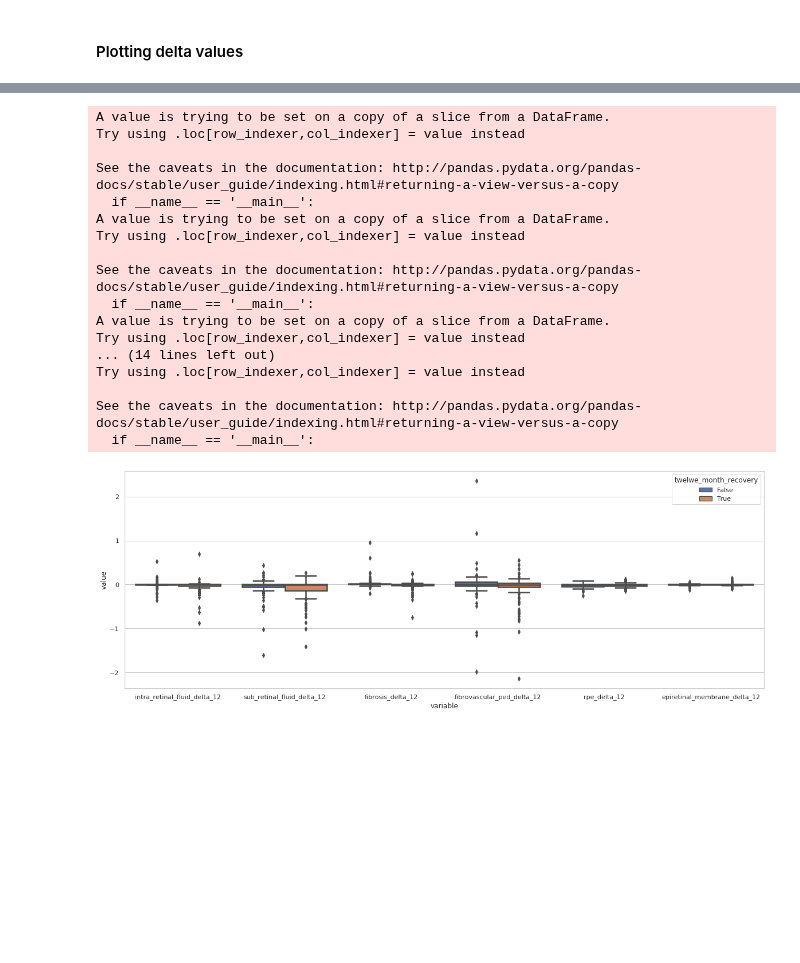
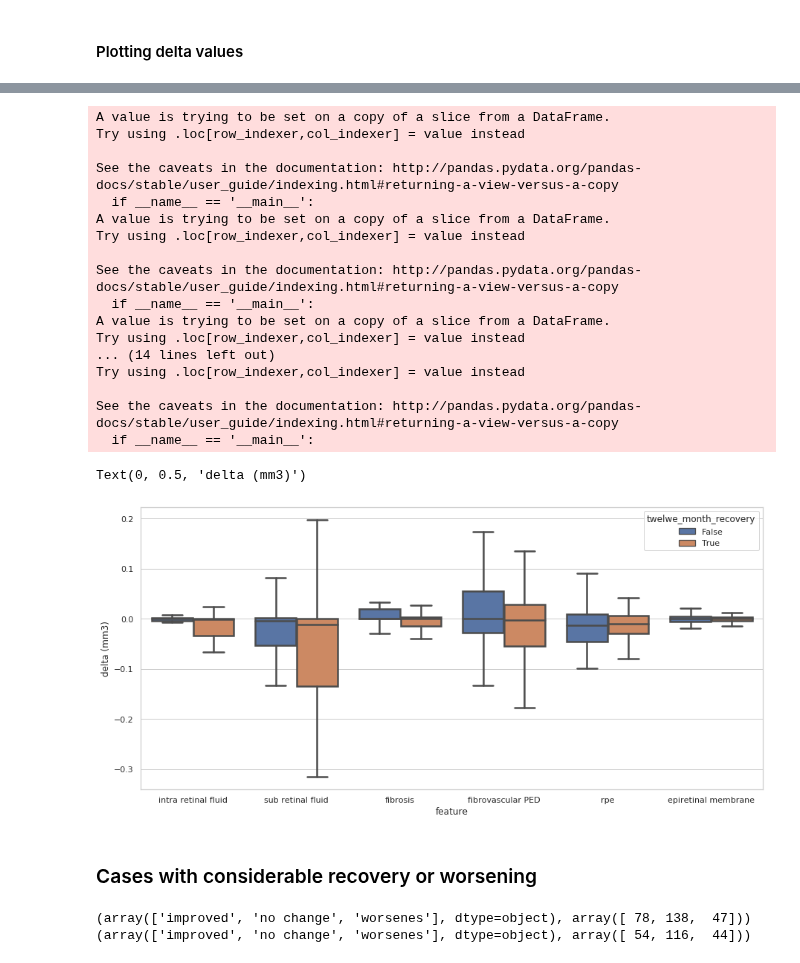
Before and after one commit to theislab/LODE, a Jupyter notebook: feature_statistics/notebooks/0_2_time_series_1-3-6-12-24-months.ipynb, the cells around one changed output, grey strips where cells are left out. Saved outputs shown, nothing was run; the diff lists cells and outputs as text; code cells hidden in the pictures; blank space fills up the shorter version.

```diff
--- a/feature_statistics/notebooks/0_2_time_series_1-3-6-12-24-months.ipynb
+++ b/feature_statistics/notebooks/0_2_time_series_1-3-6-12-24-months.ipynb
@@ -252,0 +261,14 @@ See the caveats in the documentation: http://pandas.pydata.org/pandas-docs/stabl
+# %%
+va_delta_6 = data_6.cur_va_rounded_6 - data_6.cur_va_rounded_1
+va_delta_12 = data_12.cur_va_rounded_12 - data_12.cur_va_rounded_1
+
+data_6["six_consid_month_recovery"]= "no change"
+data_6["six_consid_month_recovery"][va_delta_6 <= -0.15] = "improved"
+data_6["six_consid_month_recovery"][va_delta_6 >= 0.15] = "worsened"
+
+data_12["twelwe_consid_month_recovery"]= "no change"
+data_12["twelwe_consid_month_recovery"][va_delta_12 <= -0.15] = "improved"
+data_12["twelwe_consid_month_recovery"][va_delta_12 >= 0.15] = "worsened"
+
+print(np.unique(data_6["six_consid_month_recovery"], return_counts=True))
+print(np.unique(data_12["twelwe_consid_month_recovery"], return_counts=True))
@@ -471,33 +524,51 @@ for column in value_columns:
     min_max_scaler = preprocessing.MinMaxScaler()
     x_scaled = min_max_scaler.fit_transform(col_values.reshape(-1, 1))
     data_12[column + "_scaled"] = x_scaled
 
 
 value_columns_scaled = ["intra_retinal_fluid_delta_12_scaled", "sub_retinal_fluid_delta_12_scaled",
                         "fibrosis_delta_12_scaled", "fibrovascular_ped_delta_12_scaled",
                         "rpe_delta_12_scaled", "epiretinal_membrane_delta_12_scaled"]
 
 data_12_plotting = pd.melt(data_12, id_vars=["twelwe_month_recovery"], value_vars=value_columns)
 
-plt.figure(figsize=(20,7))
+plt.figure(figsize=(15,7))
 ax = sns.boxplot(x="variable", y="value", hue="twelwe_month_recovery",
-                 data=data_12_plotting, linewidth=2.5)
+                 data=data_12_plotting, linewidth=2.5, showfliers=False)
+
+
+ax.set_xticks(range(6))
+ax.set_xticklabels(["intra retinal fluid", "sub retinal fluid", "fibrosis", "fibrovascular PED",
+                    "rpe", "epiretinal membrane"])
+
+plt.title("12 month progression")
+plt.xlabel("feature")
+plt.ylabel("delta (mm3)")
 # %% [output]
 A value is trying to be set on a copy of a slice from a DataFrame.
 Try using .loc[row_indexer,col_indexer] = value instead
 
 See the caveats in the documentation: http://pandas.pydata.org/pandas-docs/stable/user_guide/indexing.html#returning-a-view-versus-a-copy
   if __name__ == '__main__':
 A value is trying to be set on a copy of a slice from a DataFrame.
 Try using .loc[row_indexer,col_indexer] = value instead
 
 See the caveats in the documentation: http://pandas.pydata.org/pandas-docs/stable/user_guide/indexing.html#returning-a-view-versus-a-copy
   if __name__ == '__main__':
 A value is trying to be set on a copy of a slice from a DataFrame.
 Try using .loc[row_indexer,col_indexer] = value instead
 ... (14 lines left out)
 Try using .loc[row_indexer,col_indexer] = value instead
 
 See the caveats in the documentation: http://pandas.pydata.org/pandas-docs/stable/user_guide/indexing.html#returning-a-view-versus-a-copy
   if __name__ == '__main__':
+Text(0, 0.5, 'delta (mm3)')
-[figure, old version]
+[figure, new version]
+# %% [markdown]
+### Cases with considerable recovery or worsening
+# %%
+print(np.unique(data_6["six_consid_month_recovery"], return_counts=True))
+print(np.unique(data_12["twelwe_consid_month_recovery"], return_counts=True))
+# %% [output]
+(array(['improved', 'no change', 'worsenes'], dtype=object), array([ 78, 138,  47]))
+(array(['improved', 'no change', 'worsenes'], dtype=object), array([ 54, 116,  44]))
```
Also changed, not shown: parts of 8 cells of this notebook, 12 other files.
